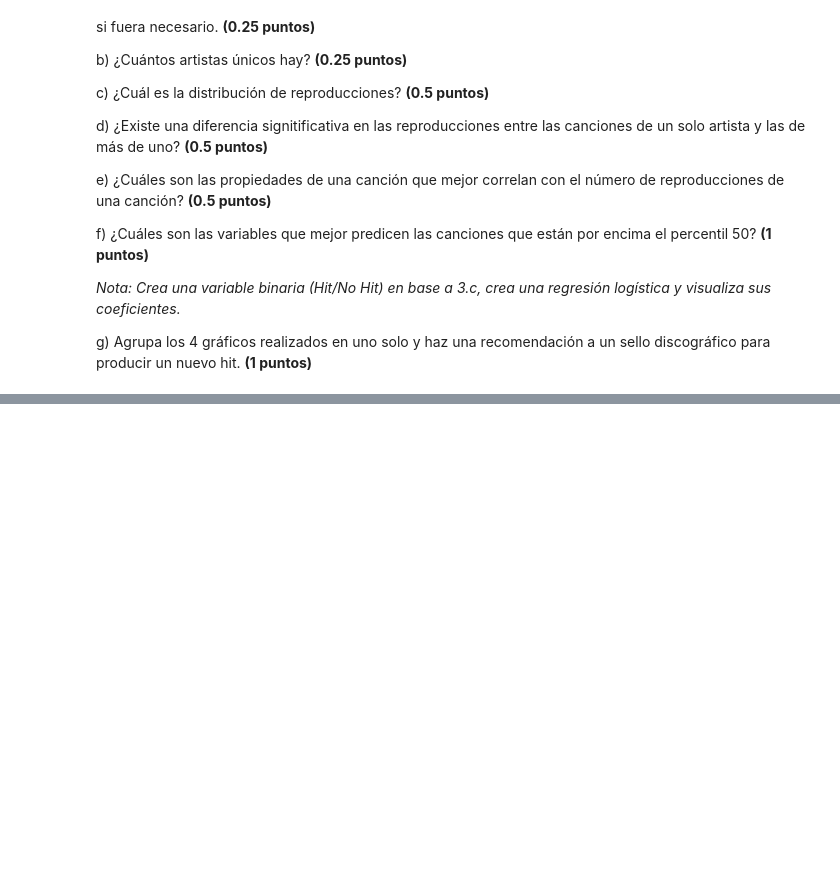
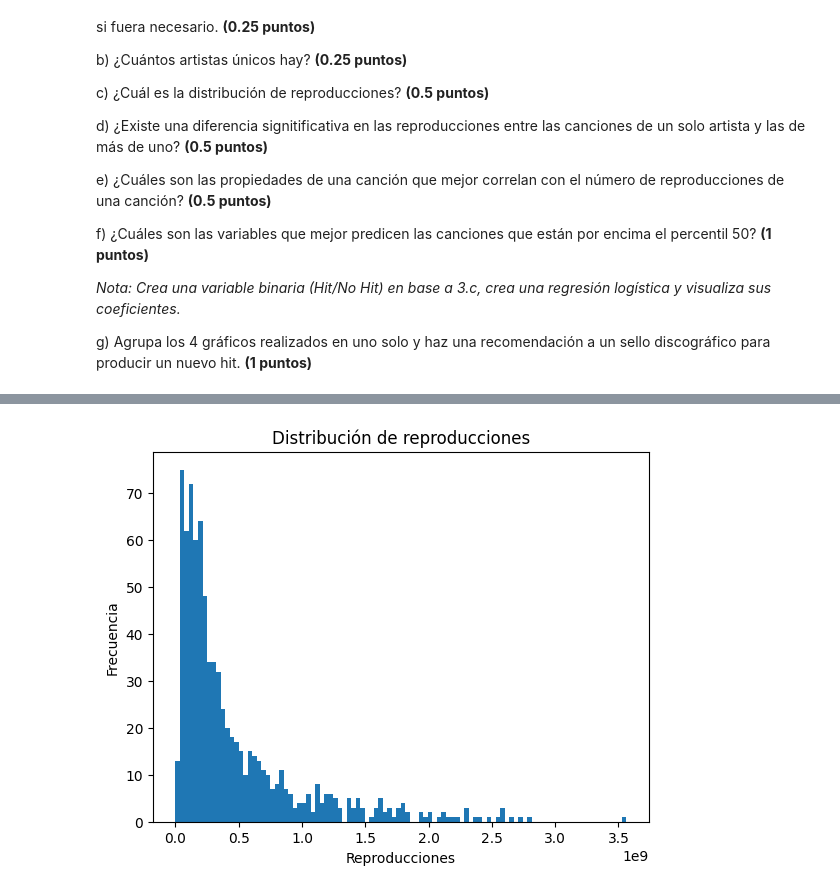
Before and after one commit to Alvaro-Olivie/Proyecto_VD, a Jupyter notebook: Prueba_Intertrimestral/Prueba_intertrimestral_18102023.ipynb, the cells around one changed output, grey strips where cells are left out. Drawn from its saved outputs; the diff is of its cells as text; code cells hidden in the pictures; blank space fills up the shorter version.

```diff
--- a/Prueba_Intertrimestral/Prueba_intertrimestral_18102023.ipynb
+++ b/Prueba_Intertrimestral/Prueba_intertrimestral_18102023.ipynb
@@ -108,0 +272,9 @@ g) Agrupa los 4 gráficos realizados en uno solo y haz una recomendación a un s
+# %%
+plt.figure()
+plt.title("Distribución de reproducciones")
+plt.hist(df['streams'], bins=100)
+plt.xlabel("Reproducciones")
+plt.ylabel("Frecuencia")
+plt.show()
+# %% [output]
+[figure, added]
```
Also changed, not shown: parts of 13 cells of this notebook.
